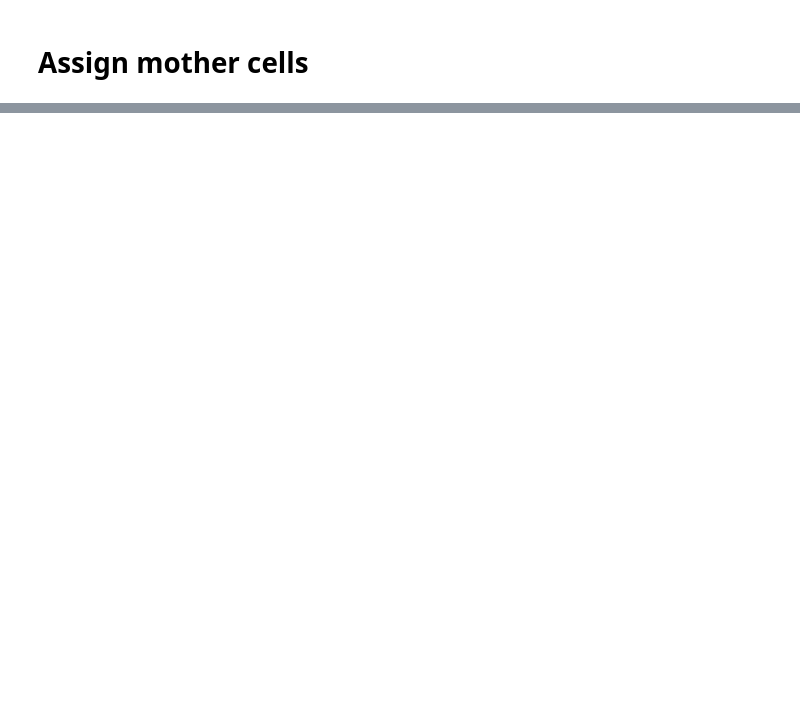
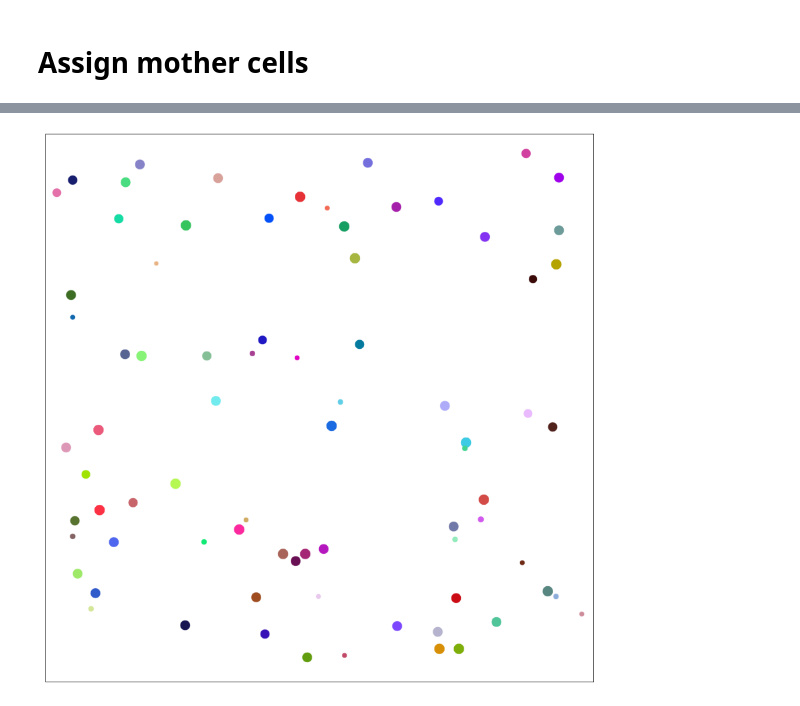
Before and after one commit to Jsakkos/nufeb_tools, a Jupyter notebook: notebooks/cell ancestry.ipynb, the cells around one changed output, grey strips where cells are left out. Saved outputs shown, nothing was run; the diff lists cells and outputs as text; code cells hidden in the pictures; blank space fills up the shorter version.

```diff
--- a/notebooks/cell ancestry.ipynb
+++ b/notebooks/cell ancestry.ipynb
@@ -83,10 +168,10 @@ TypeError: h5py objects cannot be pickled
 # %%
 
-def plot_colony():
-    timepoint = 10000
+def plot_colony(df):
+    timepoint = 5000
     scale = 1
     tp = df[df.Timestep == timepoint]
-    img_size = 1024
+    img_size = 2000
     bk = 255 * np.ones(shape=[img_size, img_size, 3], dtype=np.uint8)
 
     N = 100
@@ -120,6 +205,10 @@ def plot_colony():
                 cv2.circle(bk,center = (xloc,yloc),radius = radius,color = (int(colors[0]),int(colors[1]),int(colors[2])),thickness = -1)
     f, ax = plt.subplots(figsize=(15,15))
     ax.imshow(bk)
-    ax.set_axis_off()
+    ax.axes.xaxis.set_visible(False)
+    ax.axes.yaxis.set_visible(False)
+    #ax.set_axis_off()
 # %%
-plot_colony()
+plot_colony(df)
+# %% [output]
+[figure, added]
```
Also changed, not shown: parts of 14 cells of this notebook, 5 other files.
